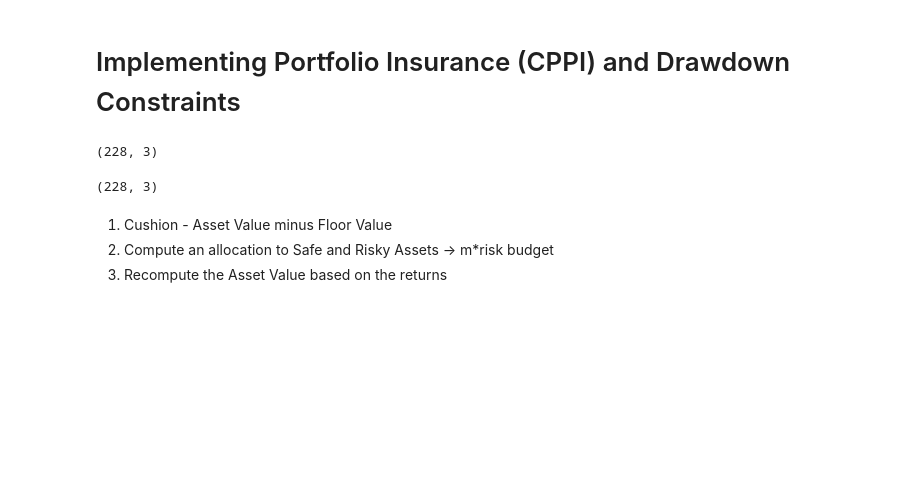
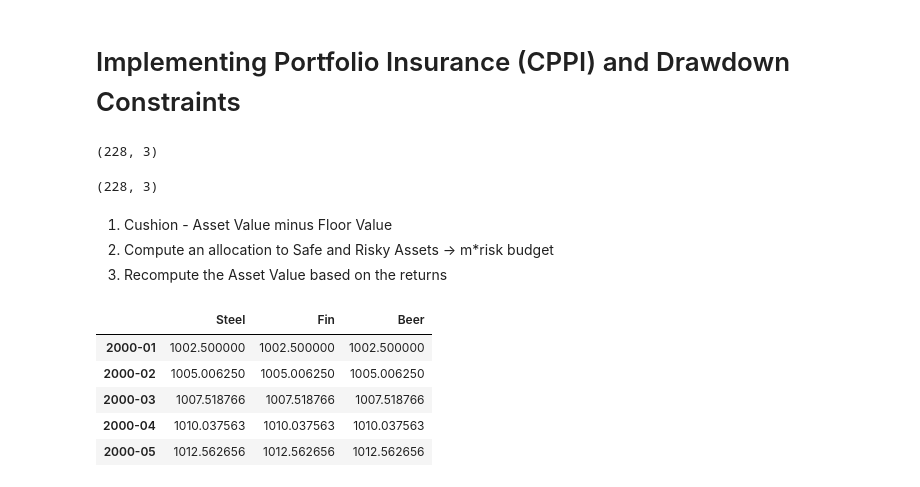
Before and after one commit to ahmet794/Investment-Banking-Asset-Management, a Jupyter notebook: Labs Week 3.ipynb, the cells around one changed output. Cells and saved outputs as stored; diff of their text form; code cells hidden in the pictures; blank space fills up the shorter version.

```diff
--- a/Labs Week 3.ipynb
+++ b/Labs Week 3.ipynb
@@ -218,0 +219,9 @@ for step in range(n_steps):
+# %%
+account_history.head()
+# %% [output]
+|  | Steel | Fin | Beer |
+| 2000-01 | 1002.500000 | 1002.500000 | 1002.500000 |
+| 2000-02 | 1005.006250 | 1005.006250 | 1005.006250 |
+| 2000-03 | 1007.518766 | 1007.518766 | 1007.518766 |
+| 2000-04 | 1010.037563 | 1010.037563 | 1010.037563 |
+| 2000-05 | 1012.562656 | 1012.562656 | 1012.562656 |
```
Also changed, not shown: parts of 5 cells of this notebook.
